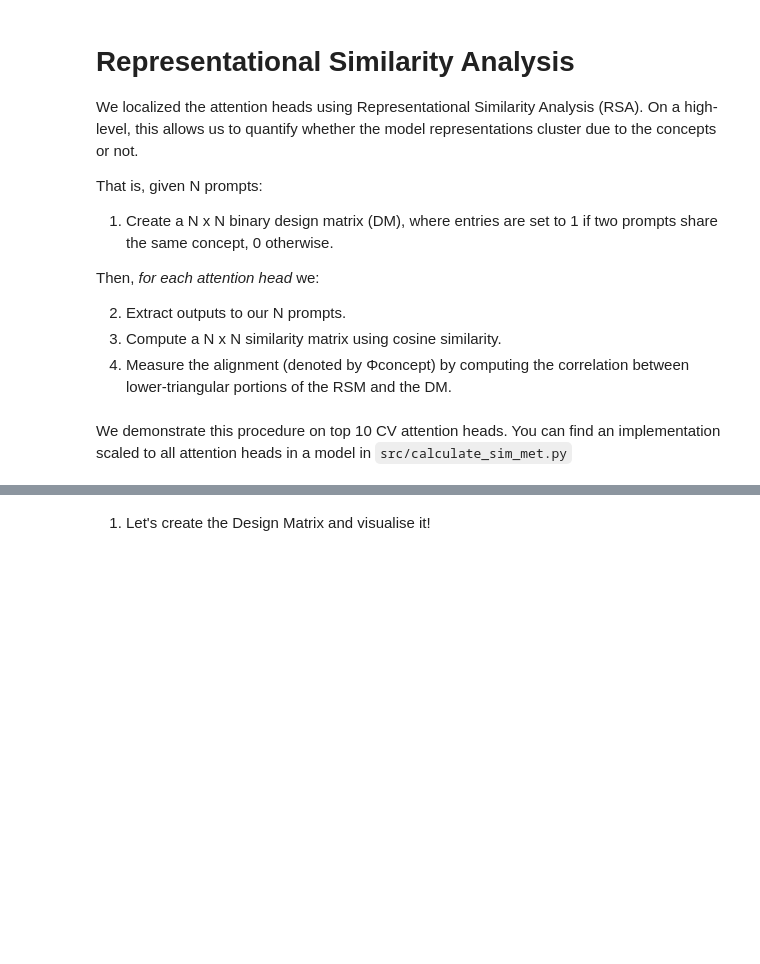
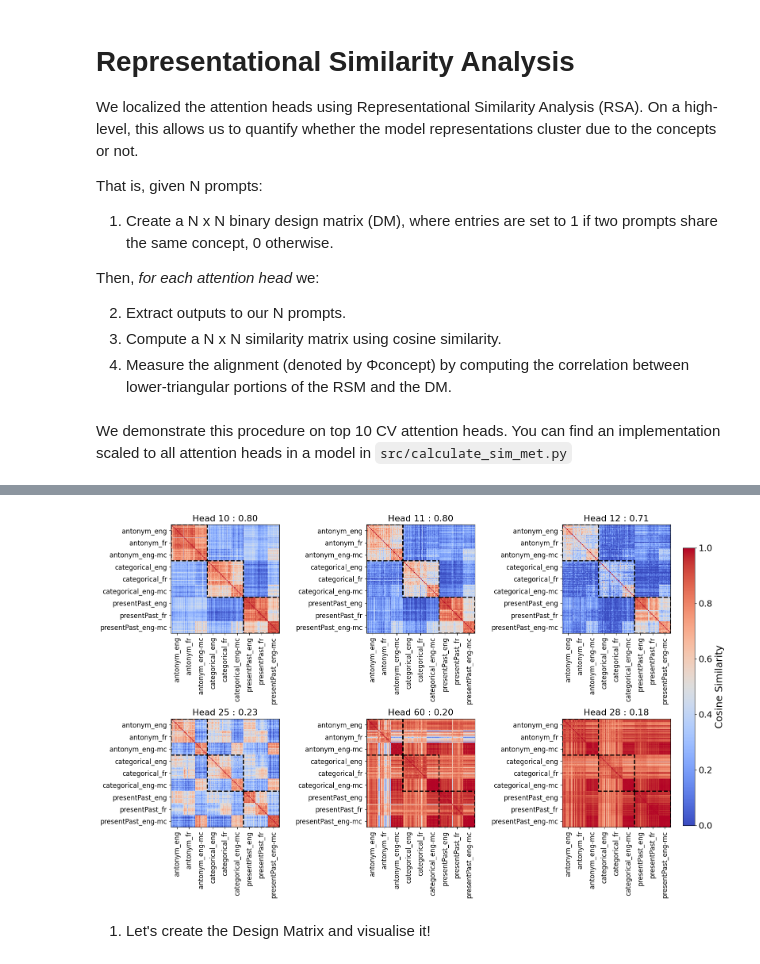
Before and after one commit to gucioopielka/concept_vectors, a Jupyter notebook: demo/demo_notebook.ipynb, the cells around one changed output, grey strips where cells are left out. Saved outputs shown, nothing was run; the diff lists cells and outputs as text; code cells hidden in the pictures; blank space fills up the shorter version.

```diff
--- a/demo/demo_notebook.ipynb
+++ b/demo/demo_notebook.ipynb
@@ -60,7 +62,7 @@ We will use the LLama-3.1-70B model.
 
 We will make use of the <code>ExtendedLanguageModel</code> class which is a wrapper around NNsight's <code>LanguageModel</code>. You can set the number of heads you will construct your CV from in the <code>cv_heads_n</code> argument. It defaults to 3 as in the paper.
 # %%
-model = ExtendedLanguageModel(model_name='meta-llama/Meta-LLama-3.1-70B', rsa_heads_n=3)
+model = ExtendedLanguageModel(model_name='meta-llama/Meta-LLama-3.1-70B', rsa_heads_n=3, remote_run=True)
 # %% [markdown]
 We will test our CVs on in-context-learning (ICL) tasks coming from two concepts:
 
@@ -425,3 +490,37 @@ concepts = ['antonym', 'antonym', 'antonym', 'categorical', 'categorical', 'cate
+# %%
+from matplotlib.colors import Normalize
+from matplotlib.cm import ScalarMappable
+
+
+# Get the top and bottom 3 heads
+top_heads = np.argsort(rsa_per_head)[-3:][::-1]
+bottom_heads = np.argsort(rsa_per_head)[:3][::-1]
+heads_to_plot = np.concatenate([top_heads, bottom_heads])
+
+# Create a figure with 2 rows and 3 columns
+fig, ax = plt.subplots(2, 3, figsize=(15, 10))
+
+# Plot the similarity matrices
+ax = ax.flatten()
+for head_idx, head in enumerate(heads_to_plot):
+    simmat = SimilarityMatrix(
+        sim_mat=simmats[0, head].to(torch.float32).numpy(),
+        tasks=dataset.dataset_ids,
+        attribute_list=concepts
+    )
+    simmat.plot(bounding_boxes=True, axis=ax[head_idx], title=f'Head {head+1} : {rsa_per_head[head]:.2f}')
+
+plt.tight_layout()
+
+# Add a colorbar
+cbar_ax = fig.add_axes([1, 0.2, 0.02, 0.7])
+cbar = fig.colorbar(ScalarMappable(norm=Normalize(vmin=0, vmax=1), cmap='coolwarm'), cax=cbar_ax, fraction=0.02)
+cbar.set_label('Cosine Similarity', fontsize=18)
+cbar.ax.tick_params(labelsize=16)
+
+plt.show()
+# %% [output]
+[figure, added]
 # %% [markdown]
 1. Let's create the Design Matrix and visualise it!
 # %%
```
Also changed, not shown: parts of 12 cells of this notebook, 2 other files.
